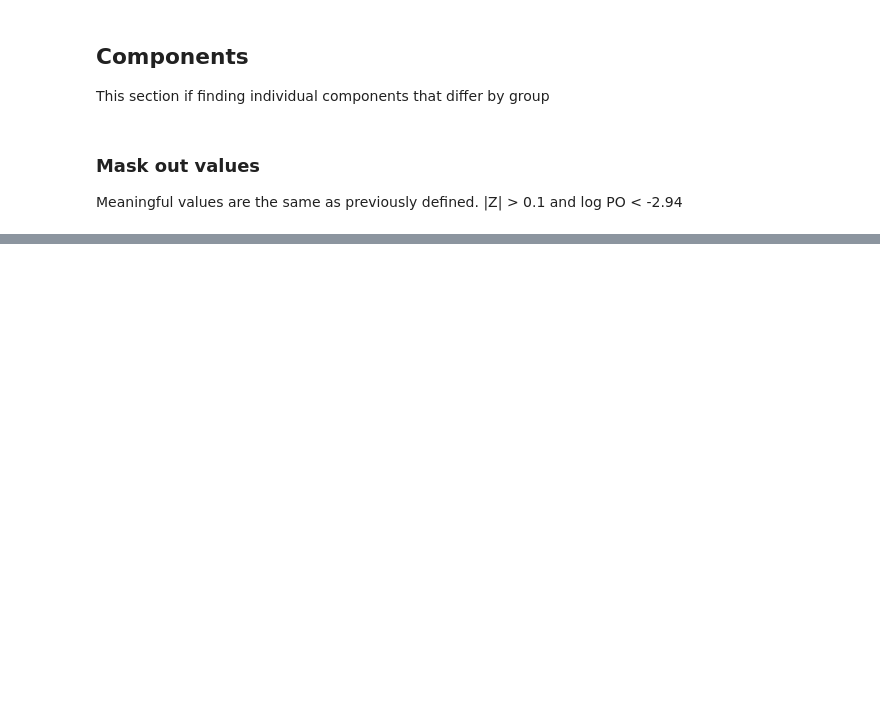
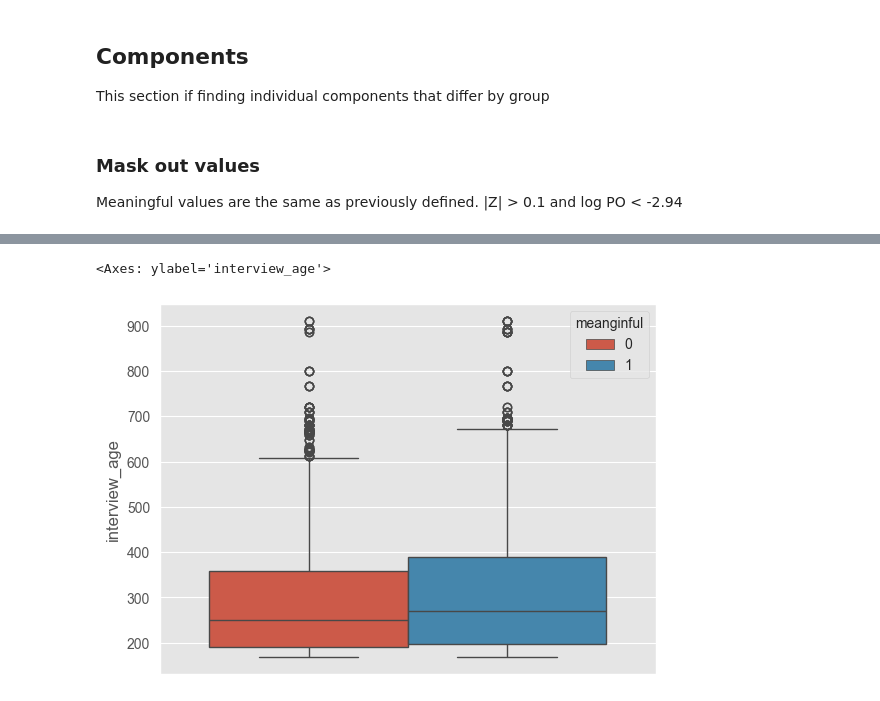
Before and after one commit to Daniel-Halls/nfact_idp, a Jupyter notebook: nfact_id/group_diff/exploring_differences.ipynb, the cells around one changed output, grey strips where cells are left out. Drawn from its saved outputs; the diff is of its cells as text; code cells hidden in the pictures; blank space fills up the shorter version.

```diff
--- a/nfact_id/group_diff/exploring_differences.ipynb
+++ b/nfact_id/group_diff/exploring_differences.ipynb
@@ -1614,0 +604,4 @@ Text(0.5, 1.0, 'Depression > psychosis Group Mean')
+# %%
+comp_defintion = pd.read_csv(os.path.join(config("base_dir"), "component_defintion", "component_defintions.csv"))
+comp_defintion = comp_defintion[~comp_defintion['IntraHemi']]
+network_comp_index = comp_defintion.groupby("definition")["Components"].apply(list).reset_index().drop(9)
@@ -1614,0 +732,27 @@ Text(0.5, 1.0, 'Depression > psychosis Group Mean')
+# %%
+long_df = g_component_df.melt(id_vars=["subject", "group"],
+                       var_name="Components", value_name="z_score")
+
+long_df["Components"] = long_df["Components"].astype(int)
+
+
+merged = long_df.merge(comp_defintion[['definition', 'Components']], on="Components")
+
+network_df = merged.groupby(["subject", "group", "definition"])["z_score"].mean().reset_index()
+# %%
+grey_data_set = pd.merge(network_df, beh_data_sum, left_on='subject', right_on="subject").drop('group_x', axis=1).rename(columns={"group_y": "group", "definition": "network"})
+grey_data_set = grey_data_set.drop(grey_data_set[grey_data_set['network'] =='no_consensus'].index)
+grey_data_set['network'] = grey_data_set['network'].astype('category')
+grey_data_set['group'] = grey_data_set['group'].astype('category')
+grey_data_set['ethnicity'] = grey_data_set['ethnicity'].astype('category')
+grey_data_set["age"] = (
+    grey_data_set["interview_age"] - grey_data_set["interview_age"].mean()
+) / grey_data_set["interview_age"].std()
+grey_data_set['z_score'] = grey_data_set['z_score'].astype("float")
+# %%
+grey_data_set['meanginful'] = grey_data_set['z_score'].apply(lambda x: 1 if x !=0 else 0)
+# %%
+sns.boxplot(y='interview_age', hue=grey_data_set['meanginful'], data=grey_data_set)
+# %% [output]
+<Axes: ylabel='interview_age'>
+[figure, added]
```
Also changed, not shown: parts of 171 cells of this notebook, 4 other files.
